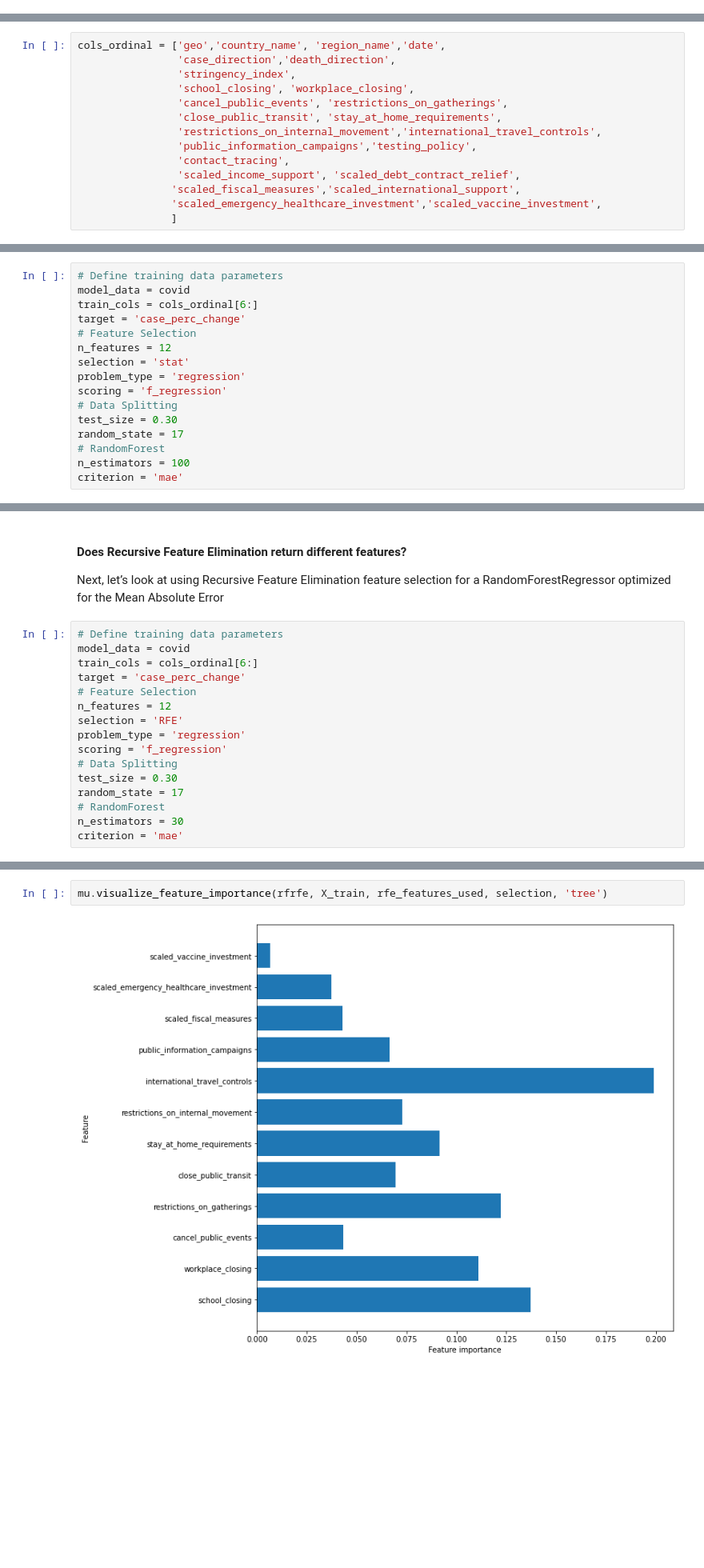
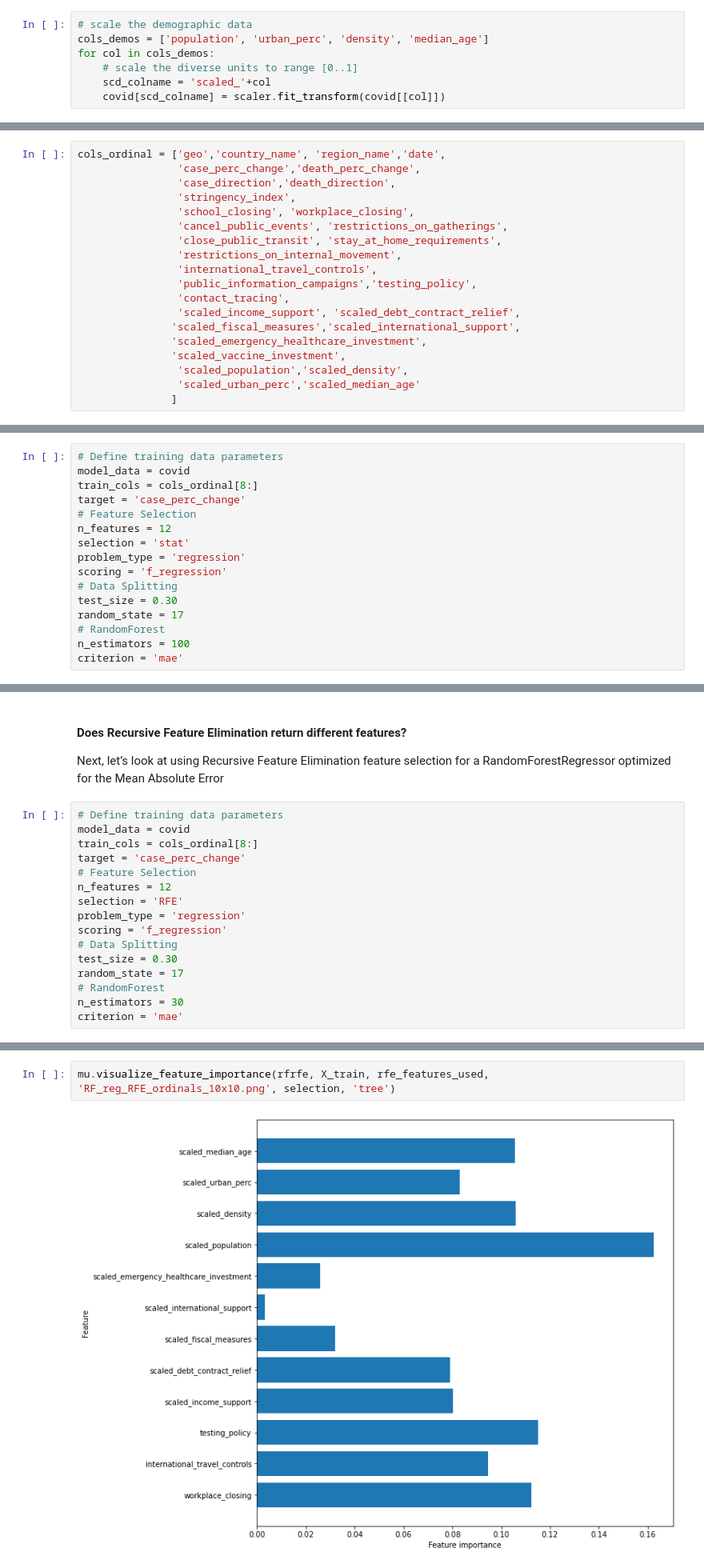
Before and after one commit to lisaquera/covid_data, a Jupyter notebook: Blog_COVID_Data.ipynb, the cells around one changed output, grey strips where cells are left out. Shown at 80% size. Saved outputs shown, nothing was run; the diff lists cells and outputs as text; blank space fills up the shorter version.

```diff
--- a/Blog_COVID_Data.ipynb
+++ b/Blog_COVID_Data.ipynb
@@ -150,6 +209,13 @@ for col in cols_financial_amts:
     # get the binary for whether policy was active (>0 allocated) or not
     bi_colname = col+'_flag'
     covid[bi_colname] = covid[col].apply(lambda x: 0 if x <= 0 else 1)
+# %%
+# scale the demographic data
+cols_demos = ['population', 'urban_perc', 'density', 'median_age']
+for col in cols_demos:
+    # scale the diverse units to range [0..1]
+    scd_colname = 'scaled_'+col
+    covid[scd_colname] = scaler.fit_transform(covid[[col]])
 # %%
 covid.info()
 # %% [output]
@@ -222,16 +289,21 @@ impt_sc_bin.head()
 # %%
 cols_ordinal = ['geo','country_name', 'region_name','date',
+                'case_perc_change','death_perc_change',
                 'case_direction','death_direction',
                 'stringency_index',
                 'school_closing', 'workplace_closing',
                 'cancel_public_events', 'restrictions_on_gatherings',
                 'close_public_transit', 'stay_at_home_requirements',
-                'restrictions_on_internal_movement','international_travel_controls',
+                'restrictions_on_internal_movement',
+                'international_travel_controls',
                 'public_information_campaigns','testing_policy',
                 'contact_tracing',
                 'scaled_income_support', 'scaled_debt_contract_relief',
                'scaled_fiscal_measures','scaled_international_support',
-               'scaled_emergency_healthcare_investment','scaled_vaccine_investment',
+               'scaled_emergency_healthcare_investment',
+               'scaled_vaccine_investment',
+                'scaled_population','scaled_density',
+                'scaled_urban_perc','scaled_median_age'
                ]
 # %%
 covid_ordinal = covid[list(covid[cols_ordinal])]
@@ -373,7 +442,7 @@ A note on metrics: MAE, mean absolute error, is best suited to the task at hand
 # %%
 # Define training data parameters
 model_data = covid
-train_cols = cols_ordinal[6:]
+train_cols = cols_ordinal[8:]
 target = 'case_perc_change'
 # Feature Selection
 n_features = 12
@@ -427,7 +503,7 @@ Next, let’s look at using Recursive Feature Elimination feature selection for
 # %%
 # Define training data parameters
 model_data = covid
-train_cols = cols_ordinal[6:]
+train_cols = cols_ordinal[8:]
 target = 'case_perc_change'
 # Feature Selection
 n_features = 12
@@ -493,7 +551,7 @@ MAE train: 1.121, test: 0.531
 # %%
-mu.visualize_feature_importance(rfrfe, X_train, rfe_features_used, selection, 'tree')
+mu.visualize_feature_importance(rfrfe, X_train, rfe_features_used, 'RF_reg_RFE_ordinals_10x10.png', selection, 'tree')
 # %% [output]
-[figure, old version]
+[figure, new version]
 # %% [markdown]
 ### Reframe as binary classification problem
 Lastly, since we calculated the directional change of the outcomes, we can reformulate the problem to a binary classification - cases up or cases down. Let’s see if that makes anything clearer using SelectKBest feature selection for a RandomForestClassifier optimized for information gain, ie. entropy.
```
Also changed, not shown: parts of 45 cells of this notebook, 12 other files.
